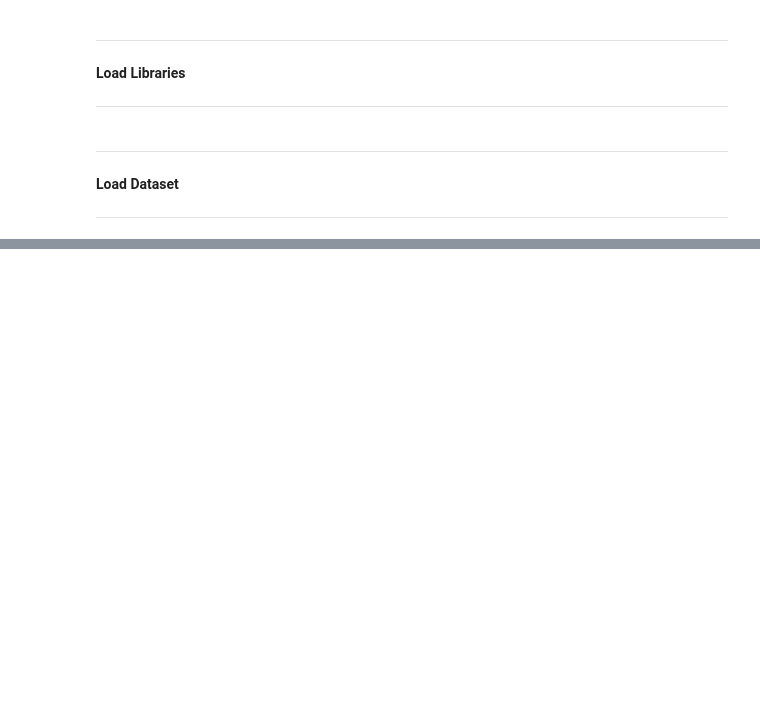
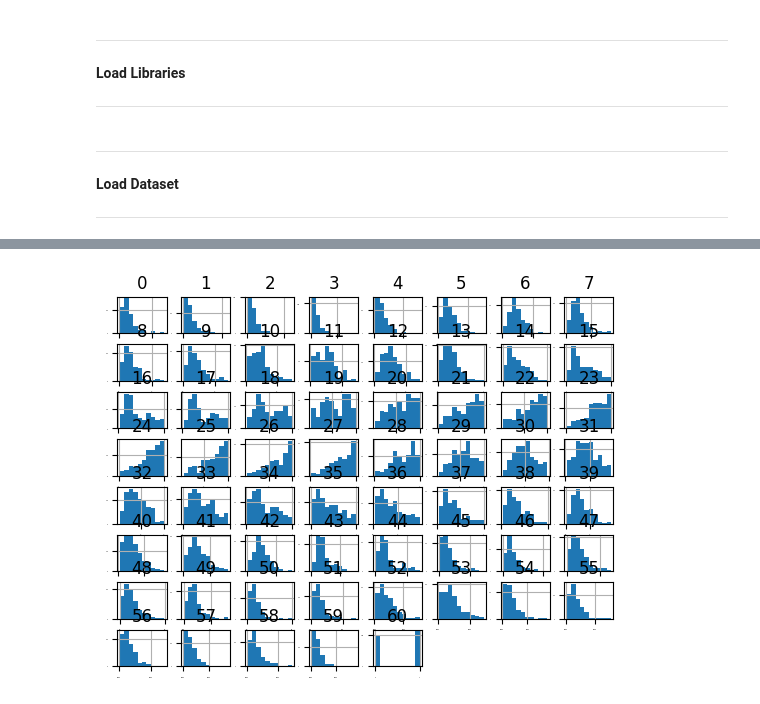
Before and after one commit to JuanZapa7a/AINavalEngineering, a Jupyter notebook: Prac_13_Binary_Classification_Machine_Learning_Case_Study_Project.ipynb, the cells around one changed output, grey strips where cells are left out. Saved outputs shown, nothing was run; the diff lists cells and outputs as text; code cells hidden in the pictures; blank space fills up the shorter version.

```diff
--- a/Prac_13_Binary_Classification_Machine_Learning_Case_Study_Project.ipynb
+++ b/Prac_13_Binary_Classification_Machine_Learning_Case_Study_Project.ipynb
@@ -67,0 +69,4 @@ Saving to: ‘/content/sample_data/sonar.all-data’
+# %%
+# Load dataset
+filename = '/content/sample_data/sonar.all-data'
+data = read_csv(filename, header=None)
@@ -67,0 +214,6 @@ Saving to: ‘/content/sample_data/sonar.all-data’
+# %%
+# histograms
+data.hist(sharex=False, sharey=False, xlabelsize=1, ylabelsize=1)
+pyplot.show()
+# %% [output]
+[figure, added]
```
Also changed, not shown: parts of 34 cells of this notebook.
